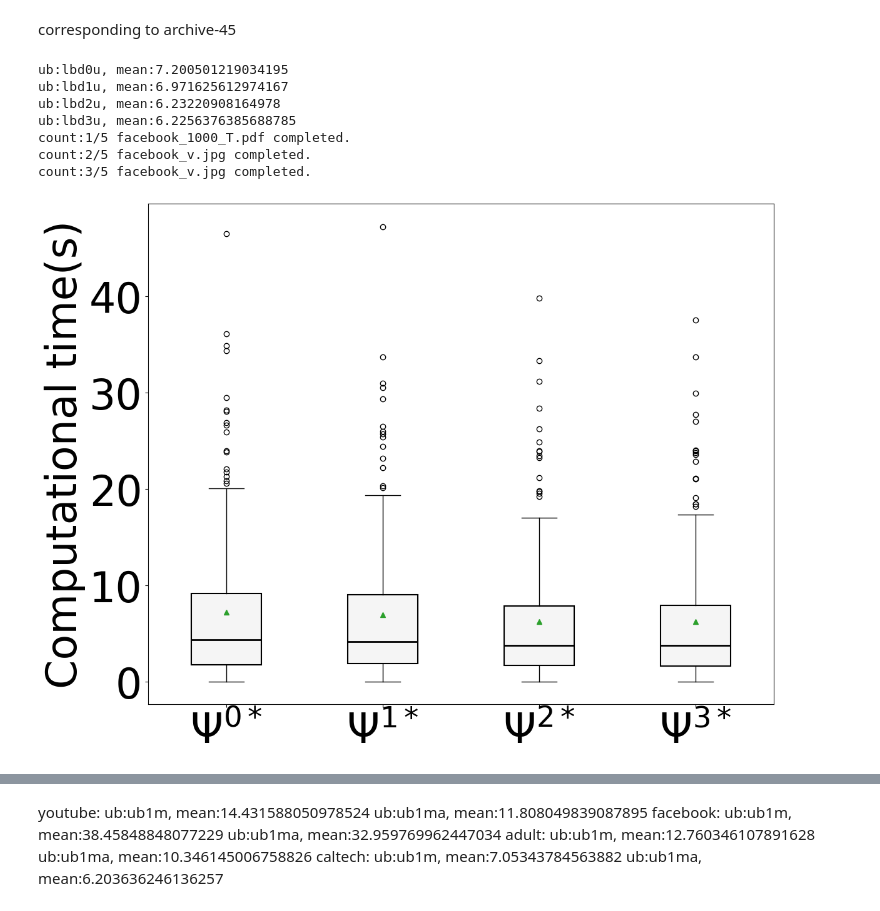
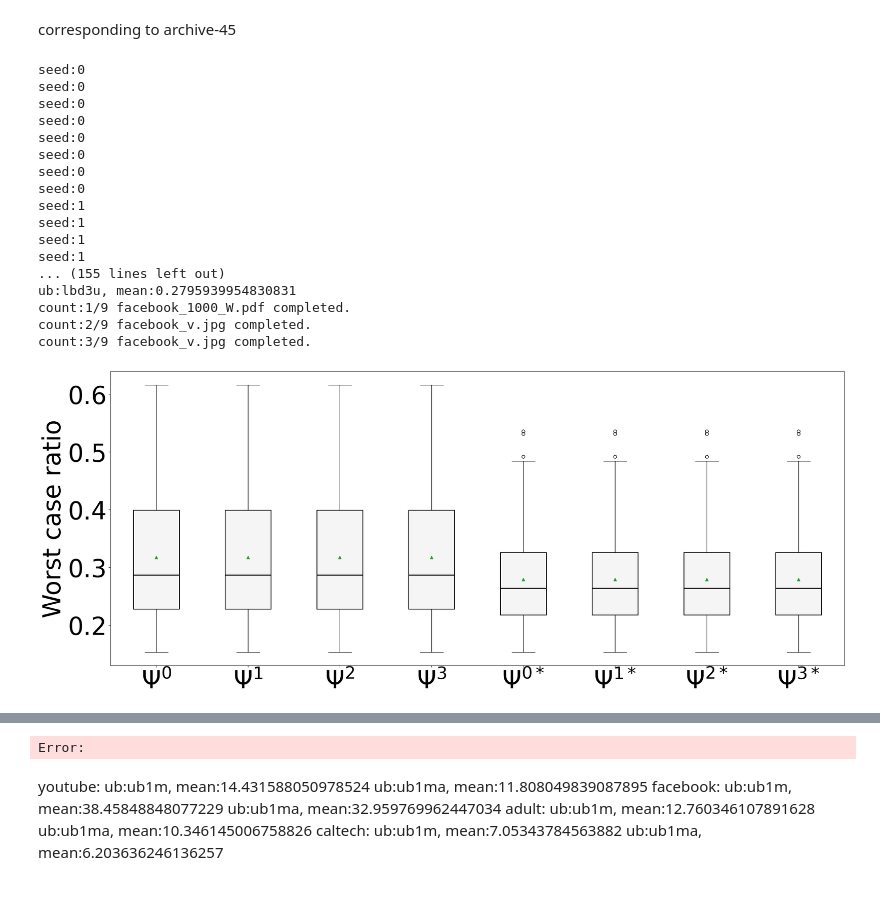
Before and after one commit to tongch8819/SubOptKnapsack, a Jupyter notebook: notebooks/ploter_min_0u1u2u3u.ipynb, the cells around one changed output, grey strips where cells are left out. Saved outputs shown, nothing was run; the diff lists cells and outputs as text; code cells hidden in the pictures.

```diff
--- a/notebooks/ploter_min_0u1u2u3u.ipynb
+++ b/notebooks/ploter_min_0u1u2u3u.ipynb
@@ -8,7 +8,7 @@ import matplotlib.ticker as ticker
 import numpy as np
 import math
 # %%
-t = True
+t = 'W'
 
 def load_12_series(upper_bound: str, task_name: str, source_dir: str):
     """
@@ -41,22 +41,28 @@ def load_12_series(upper_bound: str, task_name: str, source_dir: str):
                 with open(file_path, "rb") as rd:
                     kv_data = pickle.load(rd)
                 # print(kv_data)
-                if t:
+                if t == 'T':
                     res.append( (eval(budget), kv_data['f(S)'], kv_data['upb'], kv_data['time']))
-                else:
+                elif t == '':
                     res.append( (eval(budget), kv_data['f(S)'], kv_data['upb'], kv_data['AF']))
+                elif t == 'W':
+                    res.append( (eval(budget), kv_data['f(S)'], kv_data['upb'], kv_data['AF']/kv_data['worst']))
     res = sorted(res, key=lambda x: x[0])
     # print(res)
     X, Y, Z, W = list(zip(*res))   # change it to two columns
     return X, Y, Z, W
 
-task_list = ['youtube']
+task_list = ['facebook']
 
 ub_list = [
-    'lbd0u', 'lbd1u', 'lbd2u', 'lbd3u'
+    'lbd0', 'lbd1', 'lbd2', 'lbd3', 'lbd0u', 'lbd1u', 'lbd2u', 'lbd3u'
 ]
 
 ub_title_dict = {
+    'lbd0': r"$\Psi^{0}$",
+    'lbd1': r"$\Psi^{1}$",
+    'lbd2': r"$\Psi^{2}$",
+    'lbd3': r"$\Psi^{3}$",
     'lbd0u': r"$\Psi^{0*}$",
     'lbd1u': r"$\Psi^{1*}$",
     'lbd2u': r"$\Psi^{2*}$",
@@ -78,8 +84,8 @@ for ub in ub_list:
     u_data_list.append([])
 
 seed_range = range(0, 20)
-b_range = range(10, 60, 5)
-# b_range = range(250, 500, 25)
+# b_range = range(10, 60, 5)
+b_range = range(250, 500, 25)
 
 b_data_list = []
 for ub in ub_list:
@@ -92,7 +98,7 @@ for i in range(0, len(b_range)):
     b = float(b_range[i])
     bti_dict[b] = i
 
-ub_to_draw_list = [0, 1]
+ub_to_draw_list = [0, 7]
 
 count = 0
 total_count = len(task_list) + len(ub_list) * len(task_list)
@@ -103,7 +109,7 @@ for task in task_list:
             # print(f"seed:{seed}")
             ub = ub_list[ub_idx]
             source_dir = os.path.join(archive_dir, f"{task}", f"{n}", f"{seed}")
-            # print(f"seed:{seed}")
+            print(f"seed:{seed}")
             X, Y, Z, W = load_12_series(upper_bound=ub, task_name=task, source_dir=source_dir)
 
             for x_idx in range(0, len(X)):
@@ -117,12 +123,14 @@ for task in task_list:
     data = u_data_list
 
     plt.rcParams["font.size"] = fs
-    fig = plt.figure(figsize=(10, 8))
+    fig = plt.figure(figsize=(20, 8))
     ax = fig.add_axes([0,0,1,1])
-    if not t:
+    if t == '':
         ax.set_ylabel("Approximation factor")
-    else:
+    elif t == 'T':
         ax.set_ylabel("Computational time(s)")
+    elif t == 'W':
+        ax.set_ylabel("Worst case ratio")
 
     box_props = dict(linewidth=1.5, color="black")
     median_props = dict(linewidth=2)
@@ -146,8 +154,8 @@ for task in task_list:
 
 
     suffix = ""
-    if t:
-        suffix="_T"
+    if t is not '':
+        suffix= "_" + t
 
     plt.savefig(os.path.join(result_dir, f"{task}_{n}{suffix}.pdf"), format='pdf', bbox_inches='tight')
     plt.savefig(os.path.join(result_dir, f"{task}_{n}{suffix}.jpg"), format='jpg', bbox_inches='tight')
@@ -159,8 +167,8 @@ for task in task_list:
     fig = plt.figure(figsize=(10, 8))
 
     ax = fig.add_axes([0,0,1,1])
-    # ax.set_ylabel("Approximation factor")
-    ax.set_ylabel("Computational time(s)")
+    ax.set_ylabel("Approximation factor")
+    # ax.set_ylabel("Computational time(s)")
 
     box_props = dict(linewidth=1.5, color="black")
     median_props = dict(linewidth=2)
@@ -177,39 +185,49 @@ for task in task_list:
     for i in ub_to_draw_list:
         data = b_data_list[i]
         ub = ub_list[i]
 
         flier_props["markerfacecolor"] = color_list[cc]
         whisker_props["color"] = whisker_color_list[cc]
 
         xtick_labels = []
         for b in b_range:
             if int(b) % 2 == 1:
                 xtick_labels.append(b)
             else:
                 xtick_labels.append(" ")
 
         bp = ax.boxplot(data,label=ub_title_dict[ub], patch_artist=True, tick_labels=xtick_labels, showmeans=True, boxprops=box_props, medianprops=median_props
                         , meanprops=mean_props, flierprops=flier_props, whiskerprops=whisker_props, capprops=whisker_props)
         # plt.axhline(y = worst_case, color = 'r', linestyle = '-')
 
         for median in bp["medians"]:
             median.set_color("black")
         for box in bp["boxes"]:
             box.set_facecolor(color_list[cc])
 
         cc = cc + 1
 
         plt.legend()
-
+        plt.savefig(os.path.join(result_dir, f"{task}_{n}_v{suffix}.jpg"), format='jpg', bbox_inches='tight')
         plt.savefig(os.path.join(result_dir, f"{task}_{n}_v{suffix}.pdf"), format='pdf', bbox_inches='tight')
         count = count + 1
         print(f"count:{count}/{total_count} {task}_v.jpg completed.")
 # %% [output]
-ub:lbd0u, mean:7.200501219034195
-ub:lbd1u, mean:6.971625612974167
-ub:lbd2u, mean:6.23220908164978
-ub:lbd3u, mean:6.2256376385688785
-count:1/5 facebook_1000_T.pdf completed.
-count:2/5 facebook_v.jpg completed.
-count:3/5 facebook_v.jpg completed.
+seed:0
+seed:0
+seed:0
+seed:0
+seed:0
+seed:0
+seed:0
+seed:0
+seed:1
+seed:1
+seed:1
+seed:1
+... (155 lines left out)
+ub:lbd3u, mean:0.2795939954830831
+count:1/9 facebook_1000_W.pdf completed.
+count:2/9 facebook_v.jpg completed.
+count:3/9 facebook_v.jpg completed.
-[figure, old version]
+[figure, new version]
@@ -217,3 +235,4 @@ count:3/5 facebook_v.jpg completed.
+Error:
 # %% [markdown]
 youtube:
 ub:ub1m, mean:14.431588050978524
```
Also changed, not shown: parts of 1 cell of this notebook, 40 other files.
